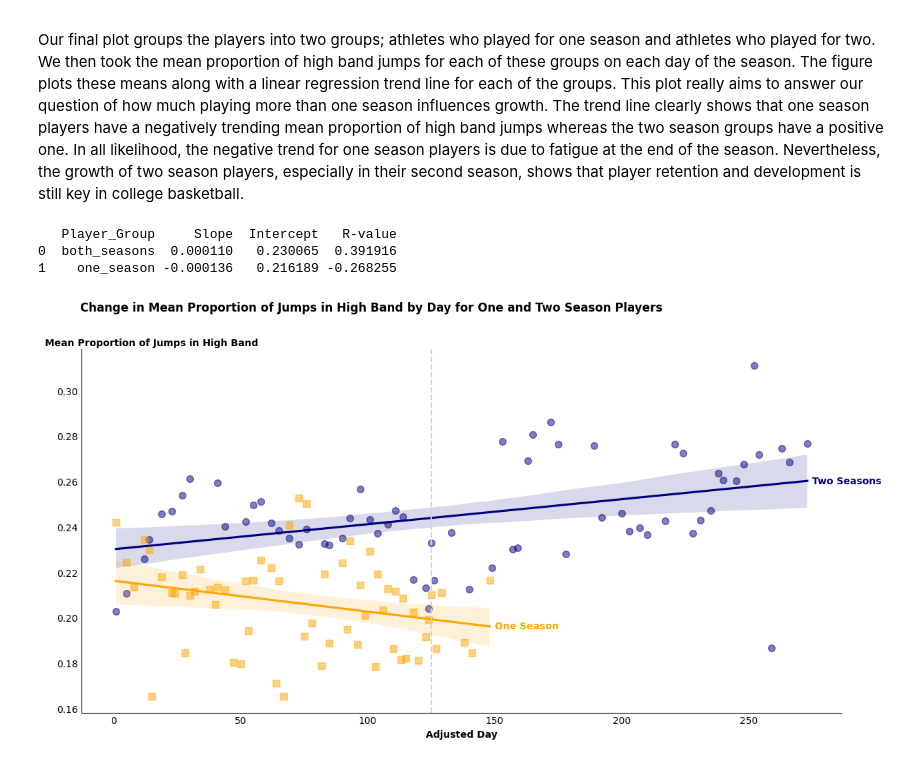
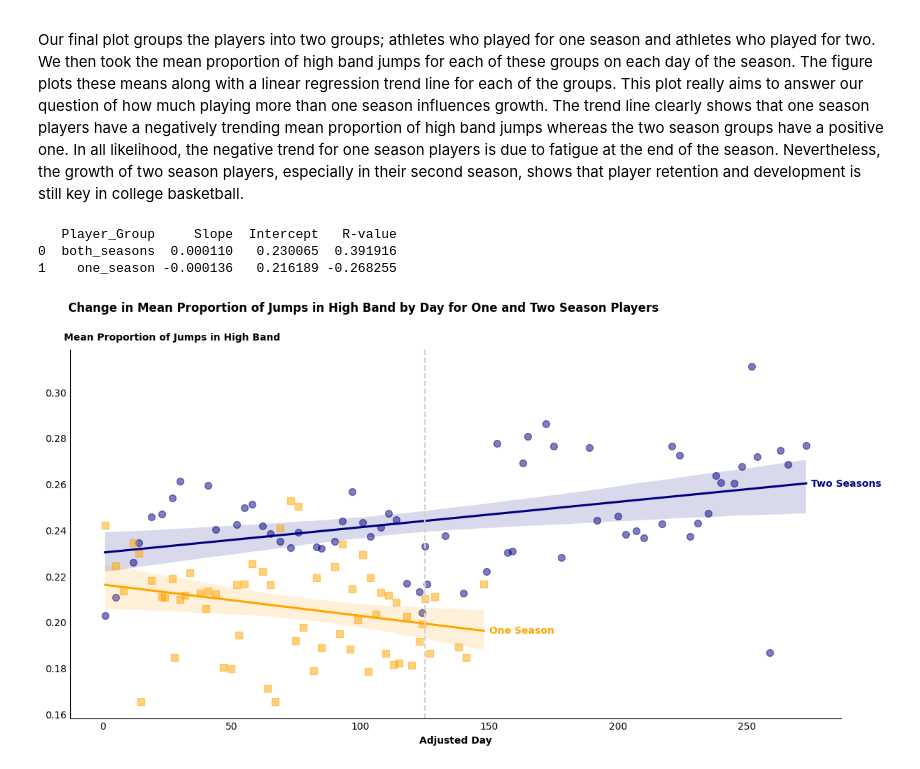
Before and after one commit to mgh2xx/FinalProject, a Jupyter notebook: assignments/dataviz.ipynb, the cells around one changed output. Saved outputs shown, nothing was run; the diff lists cells and outputs as text; code cells hidden in the pictures.

```diff
--- a/assignments/dataviz.ipynb
+++ b/assignments/dataviz.ipynb
@@ -190,32 +199,32 @@ palette = {
 }
 
 # Making linear regression plot of prop_jump_high by # seasons played
 plot = sns.lmplot(
     data = daily_means,
     x = 'Adjusted_Day',
     y = 'Prop_Jump_High',
     hue = 'Player_Group',
     palette = palette,
     markers = ["o", "s"],
     scatter_kws = {"s": 50, "alpha": 0.5},
     height = 6,
     aspect = 2
 )
 
 plt.axvline(x = season1_length, color = 'lightgray', linestyle = '--', label = "Season Break")
 plt.suptitle('Change in Mean Proportion of Jumps in High Band by Day for One and Two Season Players'
              , x = 0.375, y = 1.09, weight = "bold")
 plt.xlabel('Adjusted Day', weight = 'bold')
-plt.text(15, 0.32, "Mean Proportion of Jumps in High Band", ha = 'center', weight = "bold")
+plt.text(-15, 0.3225, "Mean Proportion of Jumps in High Band", weight = "bold")
 #plt.ylabel('Mean Proportion of Jumps in High Band')
 plt.ylabel('')
 plt.text(275, 0.259, "Two Seasons", color = "navy", weight = 'bold')
 plt.text(150, 0.195, "One Season", color = "orange", weight = 'bold')
 plt.gca().tick_params(axis = 'both', length = 0)
 plot._legend.remove()
 plt.show()
 # %% [output]
    Player_Group     Slope  Intercept   R-value
 0  both_seasons  0.000110   0.230065  0.391916
 1    one_season -0.000136   0.216189 -0.268255
-[figure, old version]
+[figure, new version]
```
Also changed, not shown: parts of 1 cell of this notebook, 9 other files.
